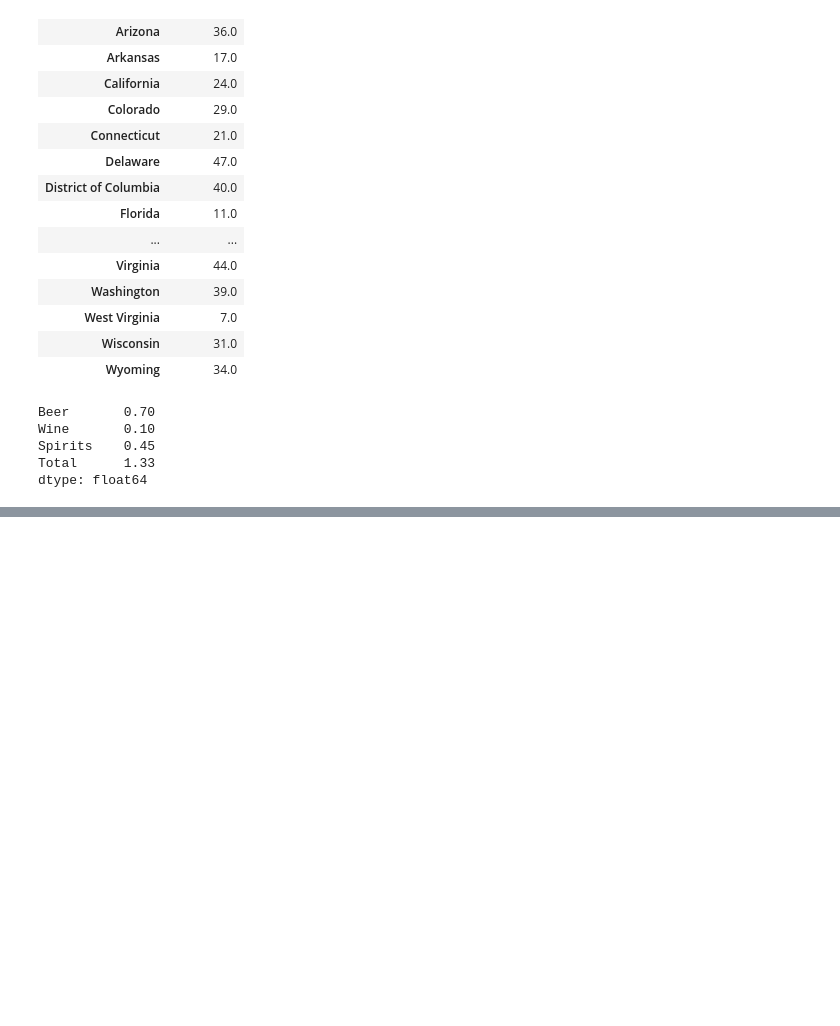
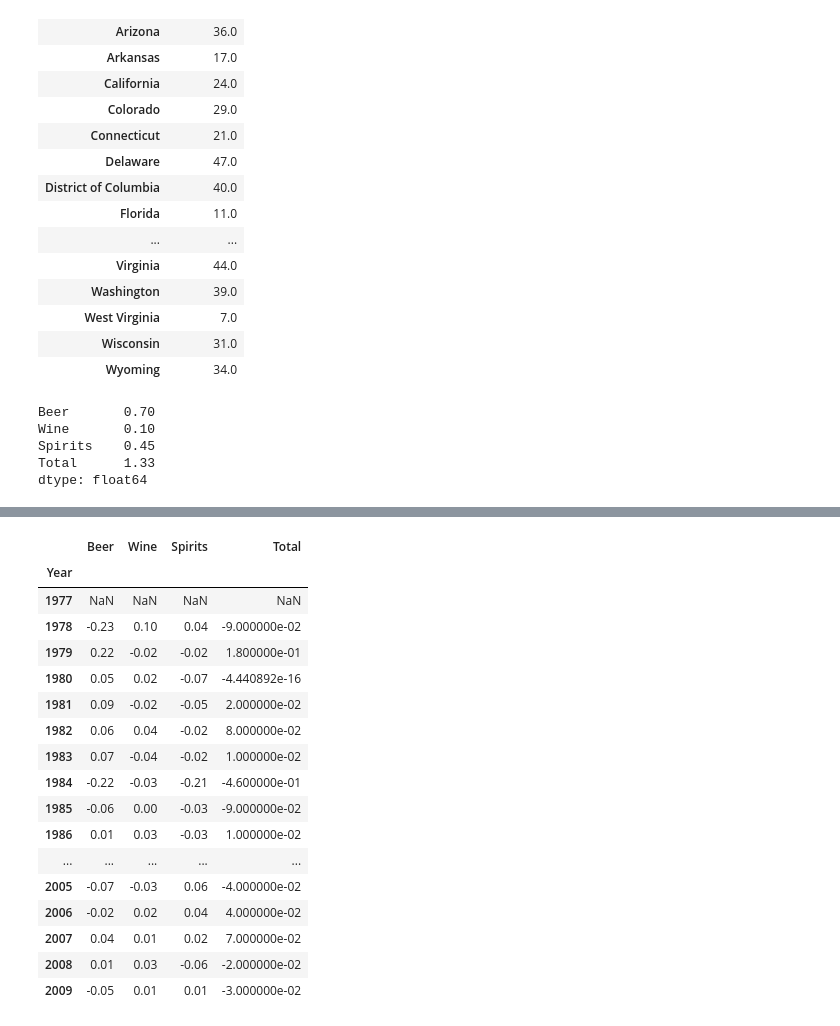
Before and after one commit to LunaALL/DataStudy, a Jupyter notebook: DataEngineering/pandasstuDataFrame.ipynb, the cells around one changed output, grey strips where cells are left out. Drawn from its saved outputs; the diff is of its cells as text; code cells hidden in the pictures; blank space fills up the shorter version.

Commit message:
아래 행과 위의 행 비교하는 기법 diff 차분 함수

```diff
--- a/DataEngineering/pandasstuDataFrame.ipynb
+++ b/DataEngineering/pandasstuDataFrame.ipynb
@@ -340,0 +341,22 @@ alco.loc['Hawaii'].cumsum()
+# %%
+#바로 위 아래의 데이터끼리 비교. 당연히 첫번째 행은 안됨.
+alco.loc['Hawaii'].diff()
+# %% [output]
+|  | Beer | Wine | Spirits | Total |
+| Year |  |  |  |  |
+| 1977 | NaN | NaN | NaN | NaN |
+| 1978 | -0.23 | 0.10 | 0.04 | -9.000000e-02 |
+| 1979 | 0.22 | -0.02 | -0.02 | 1.800000e-01 |
+| 1980 | 0.05 | 0.02 | -0.07 | -4.440892e-16 |
+| 1981 | 0.09 | -0.02 | -0.05 | 2.000000e-02 |
+| 1982 | 0.06 | 0.04 | -0.02 | 8.000000e-02 |
+| 1983 | 0.07 | -0.04 | -0.02 | 1.000000e-02 |
+| 1984 | -0.22 | -0.03 | -0.21 | -4.600000e-01 |
+| 1985 | -0.06 | 0.00 | -0.03 | -9.000000e-02 |
+| 1986 | 0.01 | 0.03 | -0.03 | 1.000000e-02 |
+| ... | ... | ... | ... | ... |
+| 2005 | -0.07 | -0.03 | 0.06 | -4.000000e-02 |
+| 2006 | -0.02 | 0.02 | 0.04 | 4.000000e-02 |
+| 2007 | 0.04 | 0.01 | 0.02 | 7.000000e-02 |
+| 2008 | 0.01 | 0.03 | -0.06 | -2.000000e-02 |
+| 2009 | -0.05 | 0.01 | 0.01 | -3.000000e-02 |
```
Also changed, not shown: parts of 1 cell of this notebook.
